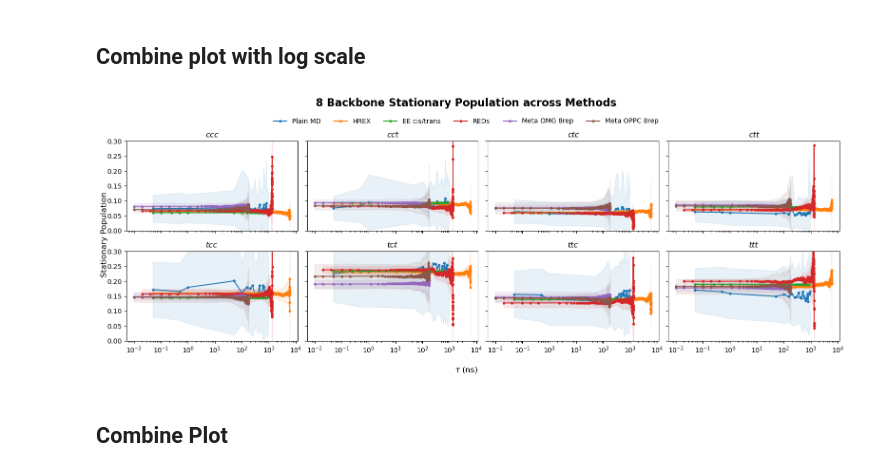
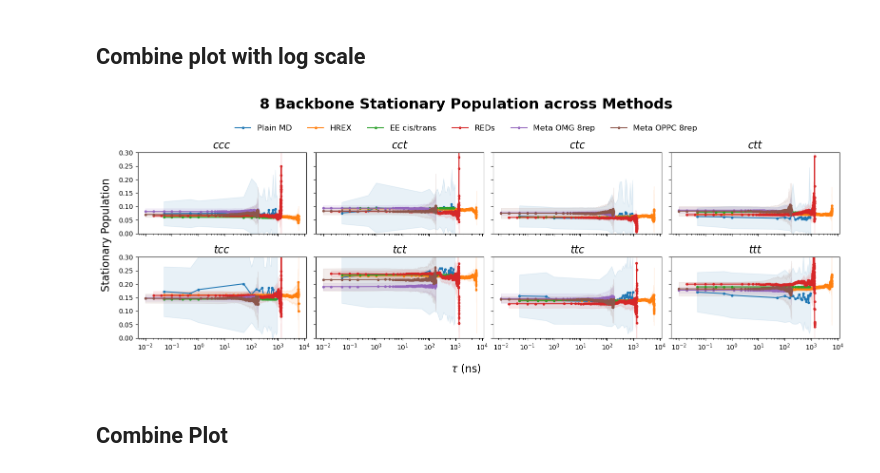
Before and after one commit to starwingc/peptoid_ESM, a Jupyter notebook: Analysis/stationary_population_8_comform.ipynb, the cells around one changed output. Saved outputs shown, nothing was run; the diff lists cells and outputs as text; code cells hidden in the pictures.

```diff
--- a/Analysis/stationary_population_8_comform.ipynb
+++ b/Analysis/stationary_population_8_comform.ipynb
@@ -767,7 +775,7 @@ for i, state in enumerate(state_to_plot):
     # Annotate the first point with its value
     first_x = meta_omg8rep_lagtimes_ns[index]
     first_y = meta_omg8rep_pi_all_means[index, i]
-    first_y_var = meta_omg8rep_pi_all_means[index, i]
+    first_y_var = meta_omg8rep_pi_all_stds[index, i]
     plt.text(first_x, first_y,  f"{first_x} ns :{first_y:.3f} +- {first_y_var:.3f}", fontsize=8)
     print(f"{state} {first_x}:{first_y:.3f} +- {first_y_var:.3f}")
 
@@ -970,42 +978,41 @@ method_colors = {
     "EE cis/trans":   "#2ca02c",  # green
     "REDs":           "#d62728",  # red
     "Meta OMG 8rep":  "#9467bd",  # purple
     "Meta OPPC 8rep": "#8c564b",  # brown
 }
 
 for state in range(n_states):
     ax = axes[state]
     for method in methods_data:
         means = np.clip(method["means"][:, state], epsilon, None)
         stds  = method["stds"][:, state]
         upper = np.clip(means + stds, epsilon, None)
         lower = np.clip(means - stds, epsilon, None)
 
 
         color = method_colors[method["name"]]
         ax.plot(method["lagtimes"], means, '-o', label=method["name"],color=color, markersize=3)
         ax.fill_between(method["lagtimes"], upper, lower,color=color, alpha=0.1)
 
-    ax.set_title(titles[state], fontstyle='italic')
+    ax.set_title(titles[state], fontstyle='italic', fontsize=16)
 
     ax.set_ylim(0, 0.3)
     ax.set_xscale("log")
 
 # Instead of labeling every axis, put *shared* labels:
-fig.supxlabel(r'$\tau$ (ns)', fontsize=12)
-fig.supylabel("Stationary Population", fontsize=12)
+fig.supxlabel(r'$\tau$ (ns)', fontsize=16)
+fig.supylabel("Stationary Population", fontsize=16)
 
 # Add legend and supertitle
 handles, labels = axes[0].get_legend_handles_labels()
-fig.legend(handles, labels, loc='upper center', bbox_to_anchor=(0.5, 0.93), ncol=len(labels), frameon=False)
-fig.suptitle("8 Backbone Stationary Population across Methods", fontweight='bold', fontsize=16, y=0.98)
+fig.legend(handles, labels, loc='upper center', bbox_to_anchor=(0.5, 0.91), ncol=len(labels), frameon=False, fontsize=12)
+fig.suptitle("8 Backbone Stationary Population across Methods", fontweight='bold', fontsize=22, y=0.98)
 
-plt.tight_layout(rect=[0, 0, 1, 0.95])
-plt.savefig("fig/stationary_population_all_8_conform_log_scale.png",
-            dpi=300, bbox_inches="tight")
+plt.tight_layout(rect=[0.01, 0, 1, 0.93])
+plt.savefig("fig/stationary_population_all_8_conform_log_scale.pdf", dpi=300)
 plt.show()
 # %% [output]
-[figure, old version]
+[figure, new version]
 # %% [markdown]
 ## Combine Plot
 # %%
```
Also changed, not shown: parts of 11 cells of this notebook.
